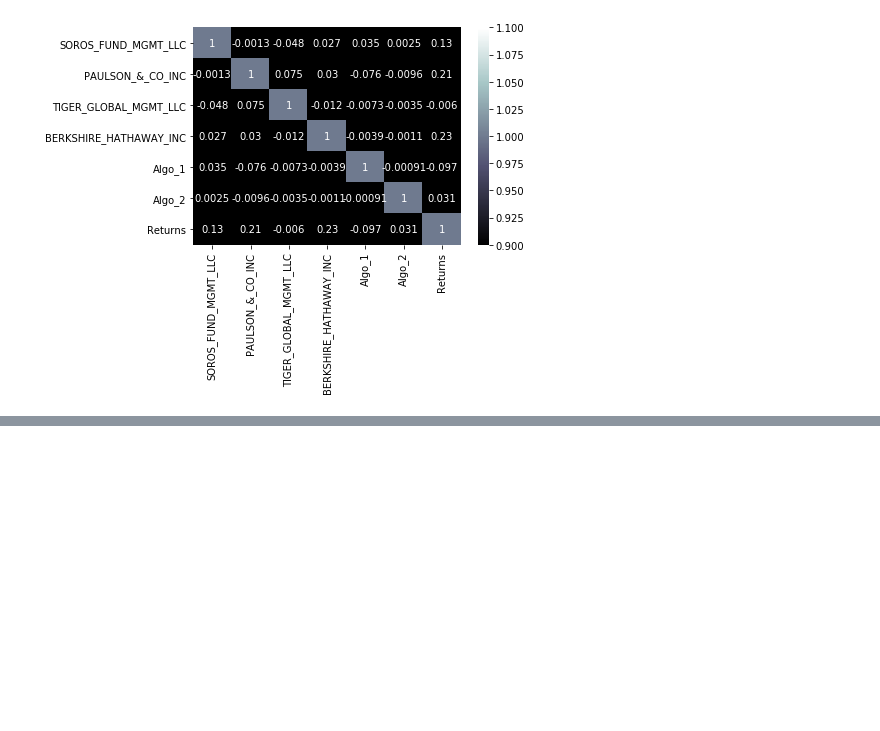
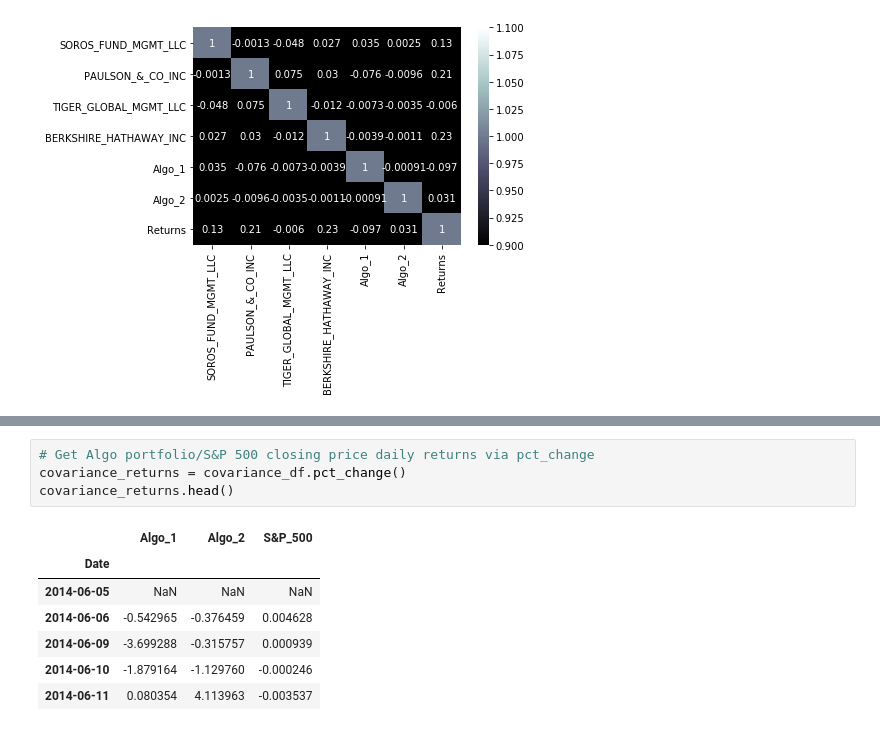
Before and after one commit to yrlbaker/Unit_4_HW, a Jupyter notebook: Whale_HW.ipynb, the cells around one changed output, grey strips where cells are left out. Cells and saved outputs as stored; diff of their text form; blank space fills up the shorter version.

```diff
--- a/Whale_HW.ipynb
+++ b/Whale_HW.ipynb
@@ -610,0 +626,12 @@ sns.heatmap(correlation, vmin=1, vmax=1, annot=True, cmap="bone")
+# %%
+# Get Algo portfolio/S&P 500 closing price daily returns via pct_change
+covariance_returns = covariance_df.pct_change()
+covariance_returns.head()
+# %% [output]
+|  | Algo_1 | Algo_2 | S&P_500 |
+| Date |  |  |  |
+| 2014-06-05 | NaN | NaN | NaN |
+| 2014-06-06 | -0.542965 | -0.376459 | 0.004628 |
+| 2014-06-09 | -3.699288 | -0.315757 | 0.000939 |
+| 2014-06-10 | -1.879164 | -1.129760 | -0.000246 |
+| 2014-06-11 | 0.080354 | 4.113963 | -0.003537 |
```
Also changed, not shown: parts of 12 cells of this notebook.
